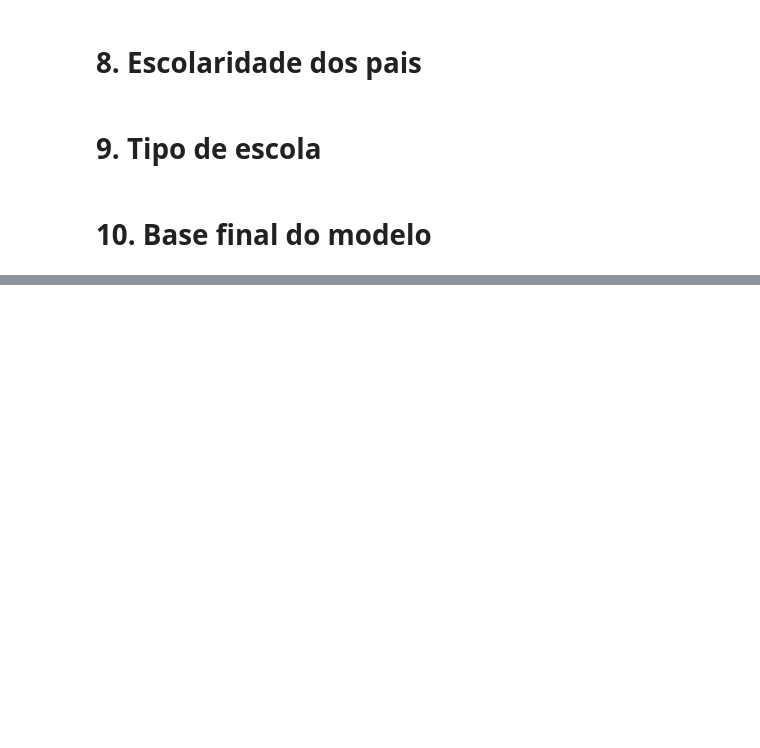
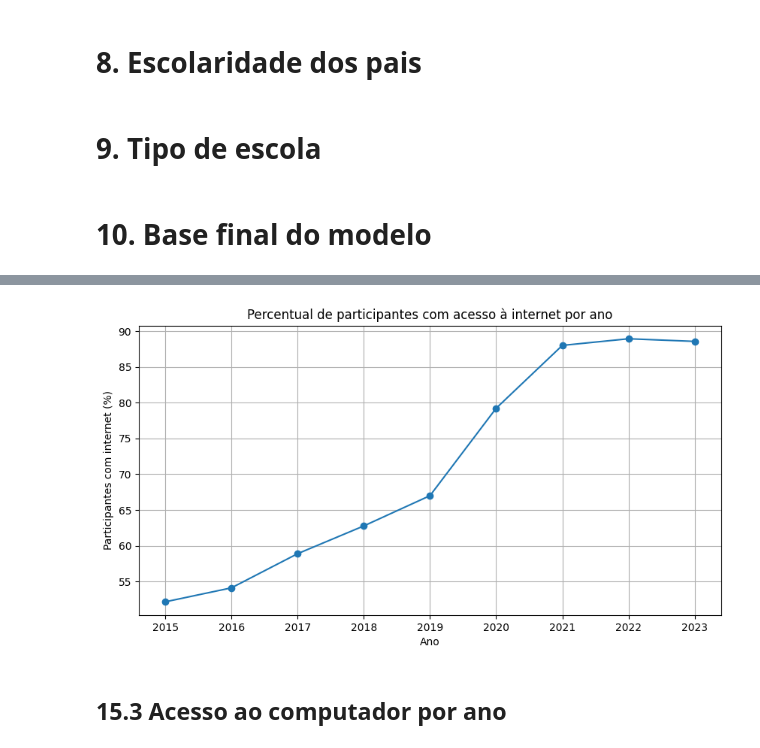
Before and after one commit to Antonio1H/tcc-enem-recursos-digitais, a Jupyter notebook: analiseMicrodadosEnemAnos.ipynb, the cells around one changed output, grey strips where cells are left out. Drawn from its saved outputs; the diff is of its cells as text; code cells hidden in the pictures; blank space fills up the shorter version.

```diff
--- a/analiseMicrodadosEnemAnos.ipynb
+++ b/analiseMicrodadosEnemAnos.ipynb
@@ -465,0 +703,10 @@ def criar_base_modelo(df):
+# %%
+internet_ano = (
+    df_longitudinal
+    .groupby("ANO")["INTERNET"]
+    .mean()
+    .mul(100)
+    .reset_index()
+)
+
+internet_ano
@@ -465,0 +724,19 @@ def criar_base_modelo(df):
+# %%
+plt.figure(figsize=(10, 5))
+
+plt.plot(
+    internet_ano["ANO"],
+    internet_ano["INTERNET"],
+    marker="o"
+)
+
+plt.title("Percentual de participantes com acesso à internet por ano")
+plt.xlabel("Ano")
+plt.ylabel("Participantes com internet (%)")
+plt.xticks(internet_ano["ANO"])
+plt.grid(True)
+plt.show()
+# %% [output]
+[figure, added]
+# %% [markdown]
+## 15.3 Acesso ao computador por ano
```
Also changed, not shown: parts of 50 cells of this notebook.
